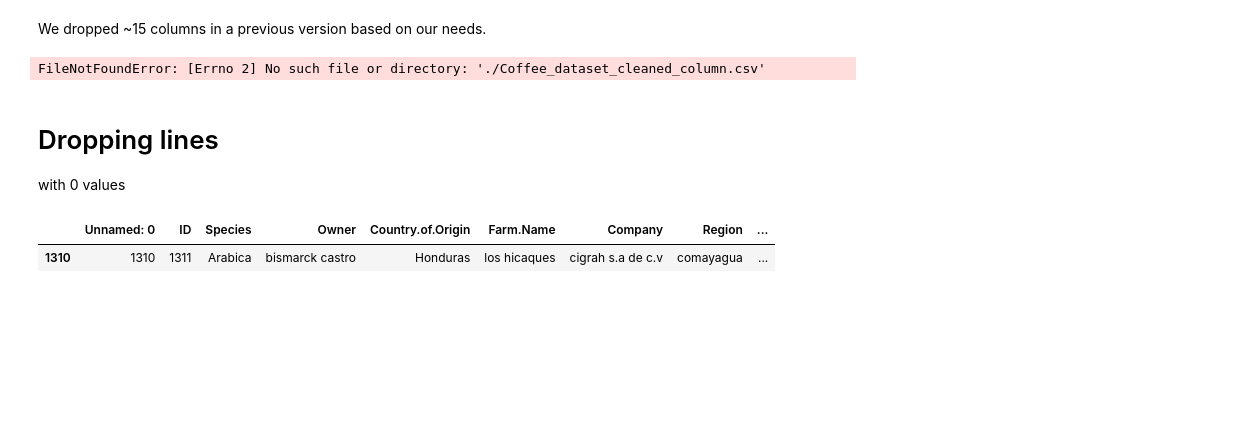
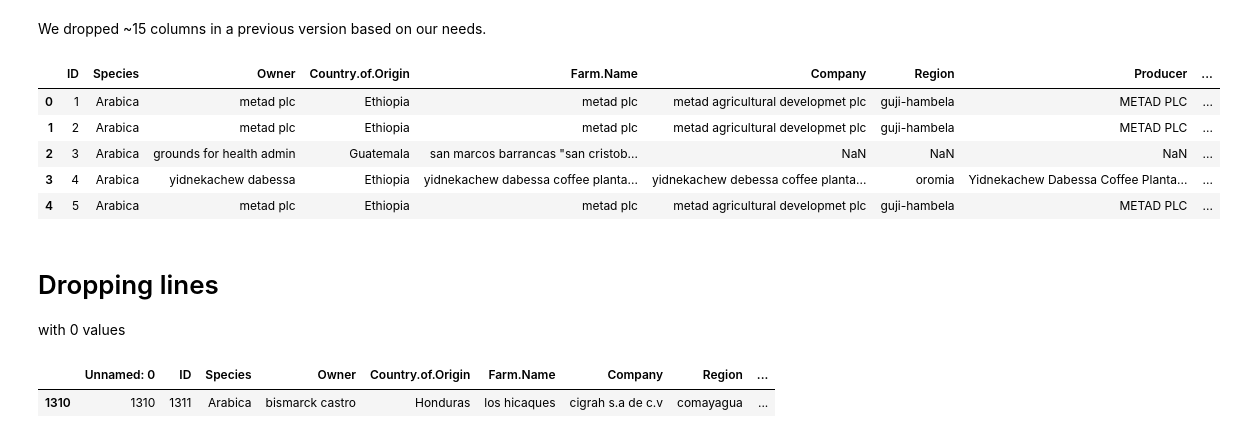
Before and after one commit to RomainPtre/Beander, a Jupyter notebook: coffee_project_cleaning_EDA_Romain-Pietro.ipynb, the cells around one changed output. Drawn from its saved outputs; the diff is of its cells as text; code cells hidden in the pictures; blank space fills up the shorter version.

Commit message:
cleaned_folder

```diff
--- a/coffee_project_cleaning_EDA_Romain-Pietro.ipynb
+++ b/coffee_project_cleaning_EDA_Romain-Pietro.ipynb
@@ -8,10 +8,15 @@ pd.set_option('display.max_rows', None)
 # %% [markdown]
 We dropped ~15 columns in a previous version based on our needs.
 # %%
-data = pd.read_csv('./src/Coffee_dataset_cleaned_column.csv')
+data = pd.read_csv('./old/Coffee_dataset_cleaned_column.csv')
 data.head()
 # %% [output]
-FileNotFoundError: [Errno 2] No such file or directory: './Coffee_dataset_cleaned_column.csv'
+|  | ID | Species | Owner | Country.of.Origin | Farm.Name | Company | Region | Producer | ... |
+| 0 | 1 | Arabica | metad plc | Ethiopia | metad plc | metad agricultural developmet plc | guji-hambela | METAD PLC | ... |
+| 1 | 2 | Arabica | metad plc | Ethiopia | metad plc | metad agricultural developmet plc | guji-hambela | METAD PLC | ... |
+| 2 | 3 | Arabica | grounds for health admin | Guatemala | san marcos barrancas "san cristob... | NaN | NaN | NaN | ... |
+| 3 | 4 | Arabica | yidnekachew dabessa | Ethiopia | yidnekachew dabessa coffee planta... | yidnekachew debessa coffee planta... | oromia | Yidnekachew Dabessa Coffee Planta... | ... |
+| 4 | 5 | Arabica | metad plc | Ethiopia | metad plc | metad agricultural developmet plc | guji-hambela | METAD PLC | ... |
 # %% [markdown]
 # Dropping lines
 with 0 values
```
Also changed, not shown: 4 other files.
